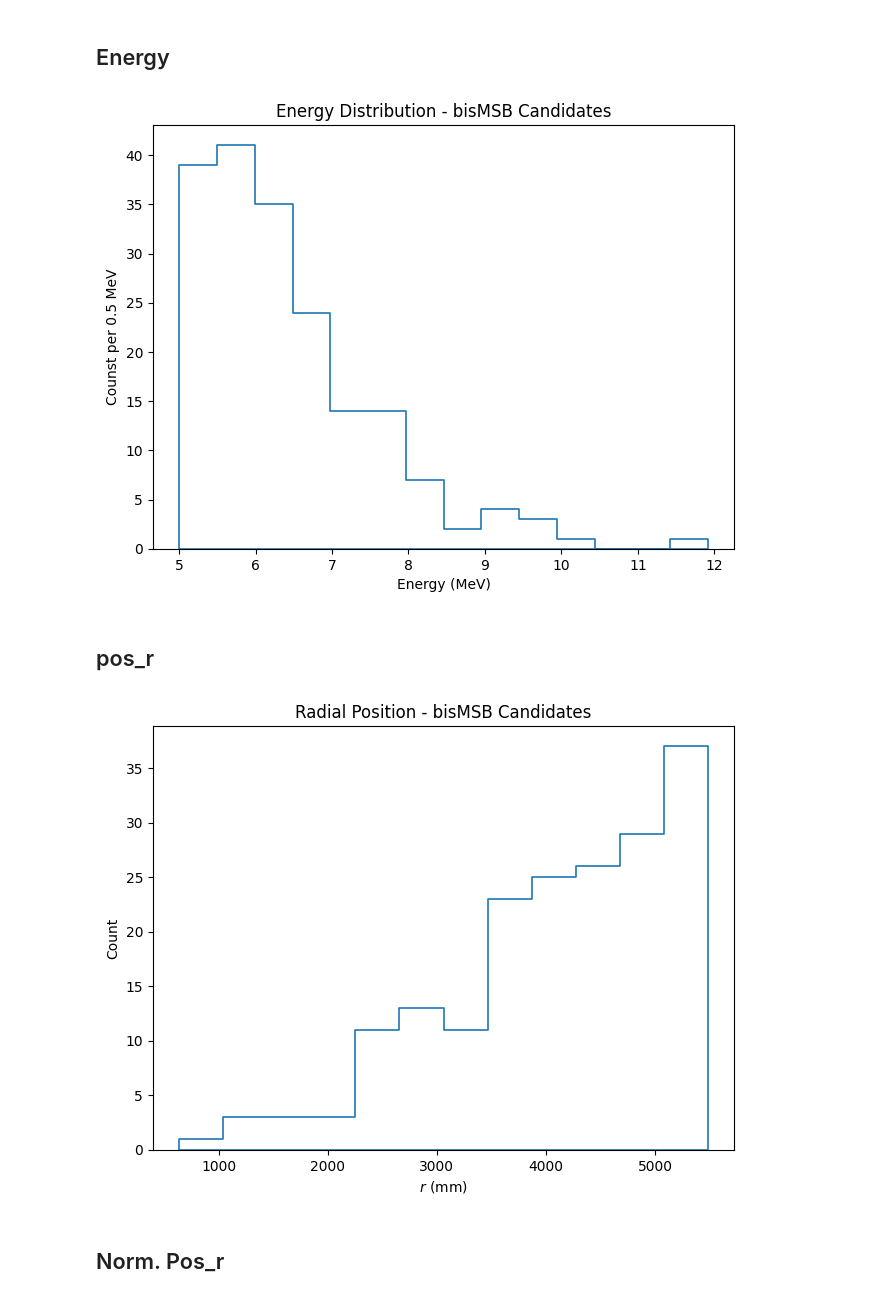
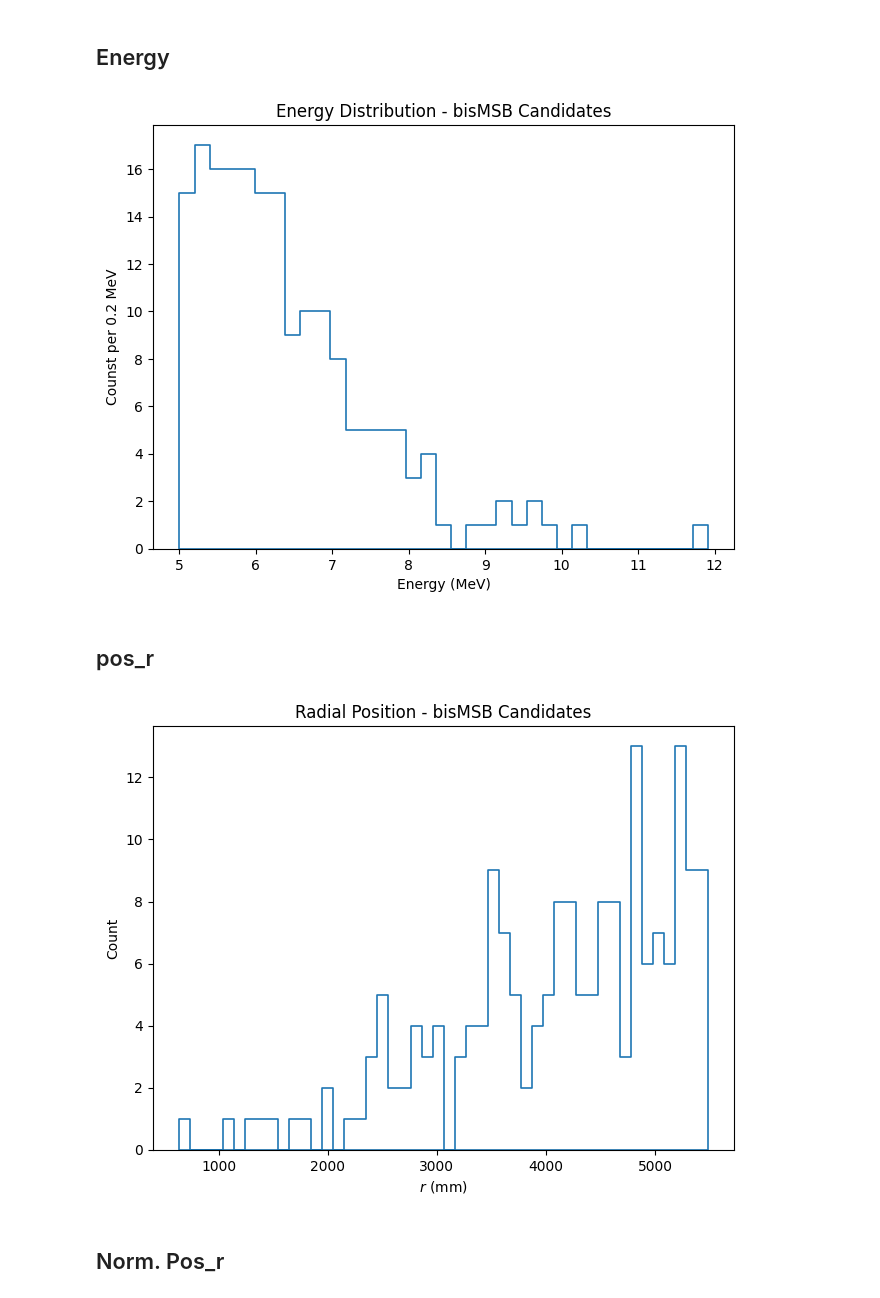
Before and after one commit to joankl/Solar-Neutrinos-Project, a Jupyter notebook: bis_data_candidates/First candidates study.ipynb, the cells around one changed output. Drawn from its saved outputs; the diff is of its cells as text; code cells hidden in the pictures.

```diff
--- a/bis_data_candidates/First candidates study.ipynb
+++ b/bis_data_candidates/First candidates study.ipynb
@@ -16,7 +21,8 @@ obs_dict = {obs: np.array([]) for obs in obs_list}
 
 # ------- Directory of data -------
 #data_type = ['analysis15', 'analysis15_bMR', 'analysis20_bMR']
-main_dir = 'E:/Data/solars/solarnu_Realdata/bisMSB/first_candidates/analysis*/resume_files/'
+#main_dir = 'E:/Data/solars/solarnu_Realdata/bisMSB/first_candidates/analysis*/resume_files/'
+main_dir = '/content/drive/MyDrive/SNO+ Analysis/data/solar_data/real_data/bis_MSB/Analysis*/resume_files/'
 
 # Loop over the observable list to load the data in obs_dict
 
@@ -41,7 +47,7 @@ posz = obs_dict['posz']
 # %% [markdown]
 ## Energy
 # %%
-binwidth = 0.5
+binwidth = 0.2
 
 plt.figure(figsize = (7.5, 5.5))
 sn.histplot(energy, binwidth = binwidth, element = 'step', alpha = 0, linewidth = 1.2)
@@ -53,22 +59,22 @@ plt.title('Energy Distribution - bisMSB Candidates')
 
 plt.show()
 # %% [output]
-[figure, old version]
+[figure, new version]
 # %% [markdown]
 ## pos_r
 # %%
-bins = 12
+binwidth = 100
 
 plt.figure(figsize = (7.5, 5.5))
-sn.histplot(posr_av, bins = bins, element = 'step', alpha = 0, linewidth = 1.2)
+sn.histplot(posr_av, binwidth = binwidth, element = 'step', alpha = 0, linewidth = 1.2)
 
 plt.xlabel(r'$r$ (mm)')
 
 plt.title('Radial Position - bisMSB Candidates')
 
 plt.show()
 # %% [output]
-[figure, old version]
+[figure, new version]
 # %% [markdown]
 ## Norm. Pos_r
 # %%
```
Also changed, not shown: parts of 5 cells of this notebook.
